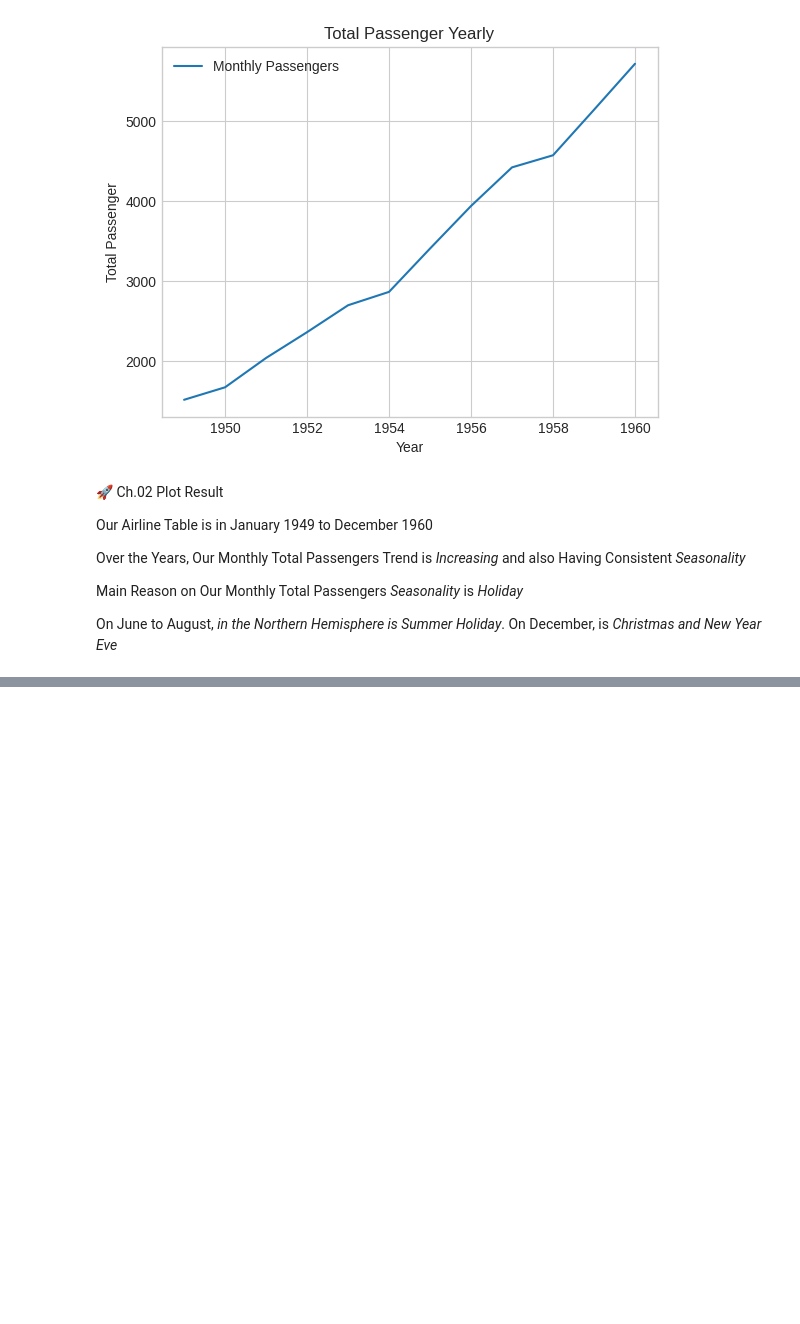
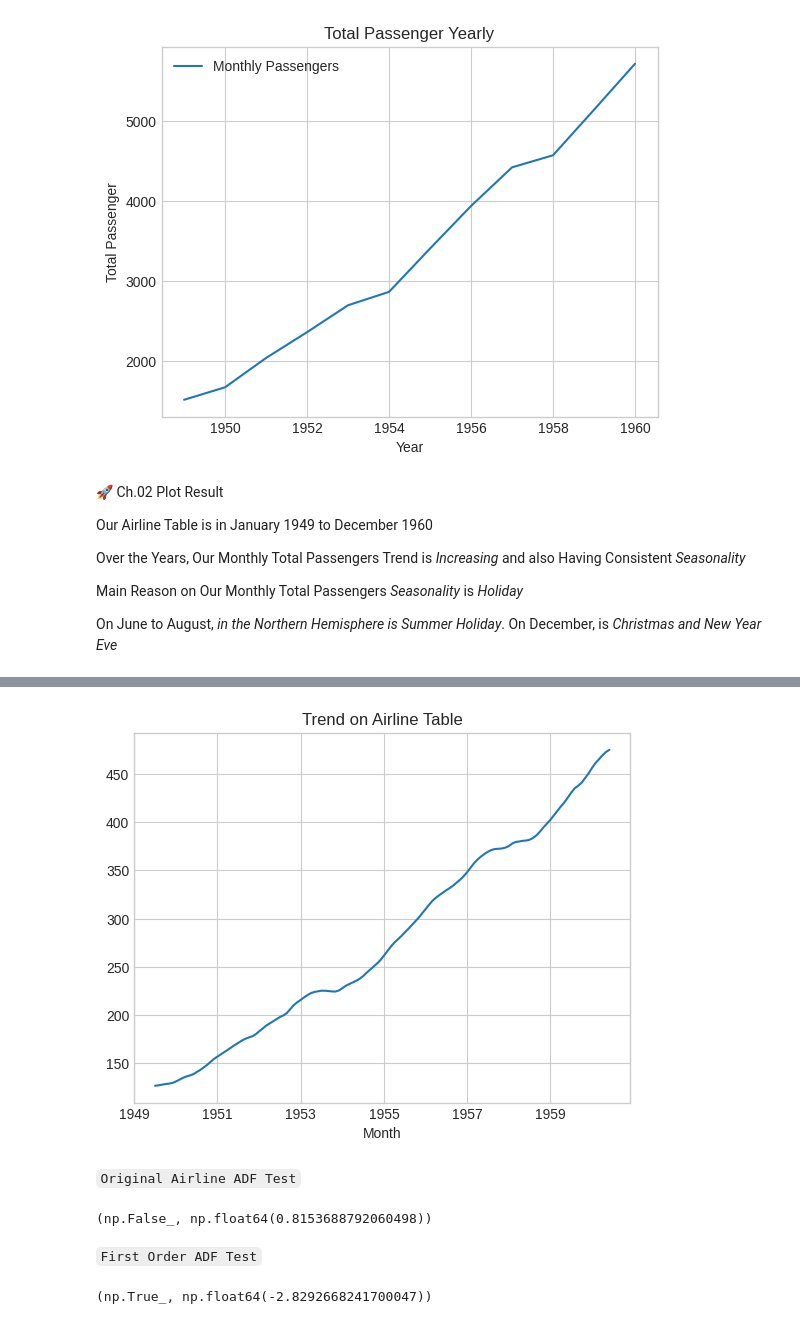
Before and after one commit to Kelniit/Jar, a Jupyter notebook: Lab 01.ipynb, the cells around one changed output, grey strips where cells are left out. Saved outputs shown, nothing was run; the diff lists cells and outputs as text; code cells hidden in the pictures; blank space fills up the shorter version.

```diff
--- a/Lab 01.ipynb
+++ b/Lab 01.ipynb
@@ -138,0 +153,32 @@ On June to August, *in the Northern Hemisphere is Summer Holiday*. On December,
+# %%
+title  = "Trend on Airline Table"
+
+airline_report.trend.plot(title=title);
+# %% [output]
+[figure, added]
+# %% [markdown]
+`Original Airline ADF Test`
+# %%
+from statsmodels.tsa.stattools import adfuller
+
+test_result, p_value, use_lag, obser, crival, criterion = adfuller(airline)
+
+alpha = 0.05
+
+is_stationar = test_result < alpha
+
+is_stationar, test_result
+# %% [output]
+(np.False_, np.float64(0.8153688792060498))
+# %% [markdown]
+`First Order ADF Test`
+# %%
+sample_satu = airline.diff().dropna()
+
+test_result, p_value, use_lag, obser, crival, criterion = adfuller(sample_satu)
+
+is_stationar = test_result < alpha
+
+is_stationar, test_result
+# %% [output]
+(np.True_, np.float64(-2.8292668241700047))
```
Also changed, not shown: parts of 6 cells of this notebook.
